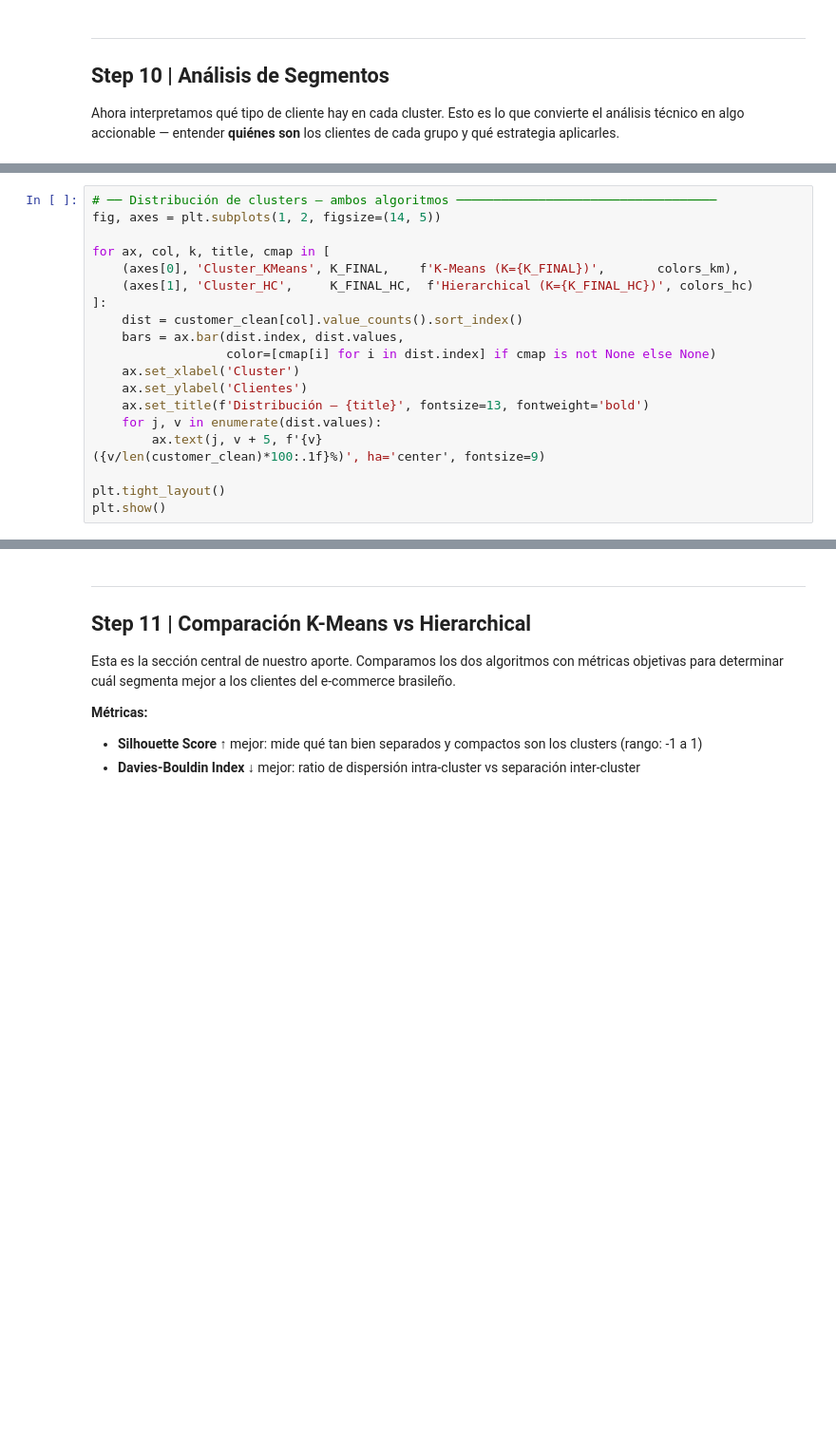
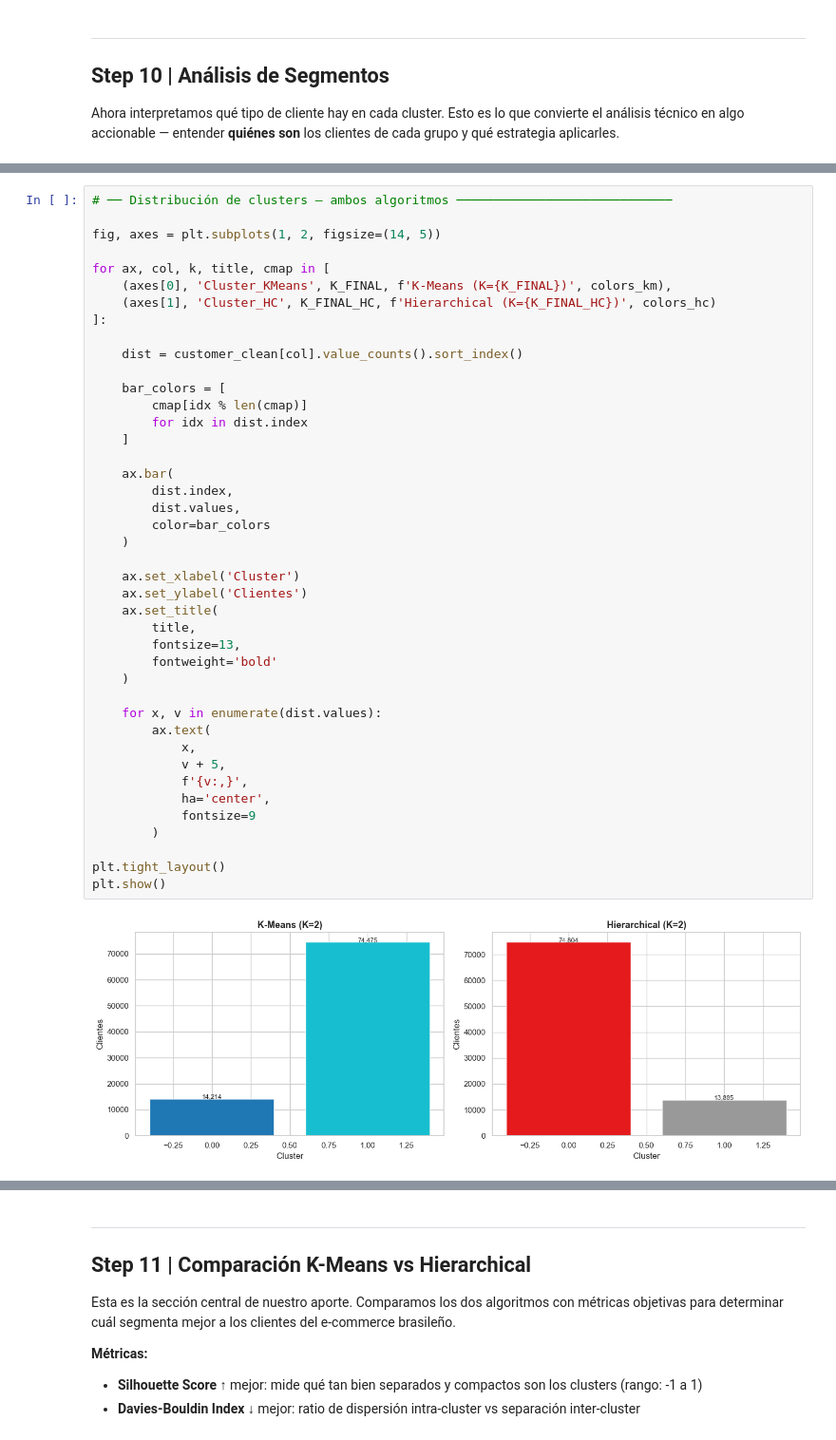
Before and after one commit to userrrcv/Data-Mining-, a Jupyter notebook: FinalProject/OnlineRetail/customer_segmentation_persona1.ipynb, the cells around one changed output, grey strips where cells are left out. Shown at 95% size. Drawn from its saved outputs; the diff is of its cells as text; blank space fills up the shorter version.

```diff
--- a/FinalProject/OnlineRetail/customer_segmentation_persona1.ipynb
+++ b/FinalProject/OnlineRetail/customer_segmentation_persona1.ipynb
@@ -652,23 +701,47 @@ print(perfil_hc.to_string())
 # %%
-# ── Distribución de clusters — ambos algoritmos ───────────────────────────────────
+# ── Distribución de clusters — ambos algoritmos ─────────────────────────────
+
 fig, axes = plt.subplots(1, 2, figsize=(14, 5))
 
 for ax, col, k, title, cmap in [
-    (axes[0], 'Cluster_KMeans', K_FINAL,    f'K-Means (K={K_FINAL})',       colors_km),
-    (axes[1], 'Cluster_HC',     K_FINAL_HC,  f'Hierarchical (K={K_FINAL_HC})', colors_hc)
+    (axes[0], 'Cluster_KMeans', K_FINAL, f'K-Means (K={K_FINAL})', colors_km),
+    (axes[1], 'Cluster_HC', K_FINAL_HC, f'Hierarchical (K={K_FINAL_HC})', colors_hc)
 ]:
+
     dist = customer_clean[col].value_counts().sort_index()
-    bars = ax.bar(dist.index, dist.values,
-                  color=[cmap[i] for i in dist.index] if cmap is not None else None)
+
+    bar_colors = [
+        cmap[idx % len(cmap)]
+        for idx in dist.index
+    ]
+
+    ax.bar(
+        dist.index,
+        dist.values,
+        color=bar_colors
+    )
+
     ax.set_xlabel('Cluster')
     ax.set_ylabel('Clientes')
-    ax.set_title(f'Distribución — {title}', fontsize=13, fontweight='bold')
-    for j, v in enumerate(dist.values):
-        ax.text(j, v + 5, f'{v}
-({v/len(customer_clean)*100:.1f}%)', ha='center', fontsize=9)
+    ax.set_title(
+        title,
+        fontsize=13,
+        fontweight='bold'
+    )
+
+    for x, v in enumerate(dist.values):
+        ax.text(
+            x,
+            v + 5,
+            f'{v:,}',
+            ha='center',
+            fontsize=9
+        )
 
 plt.tight_layout()
 plt.show()
+# %% [output]
+[figure, added]
 # %%
 # ── Distribución geográfica por cluster (K-Means) ────────────────────────────────
 region_labels = {0:'Norte', 1:'Nordeste', 2:'Centro-Oeste', 3:'Sudeste', 4:'Sul'}
```
Also changed, not shown: parts of 17 cells of this notebook, 1 other file.
